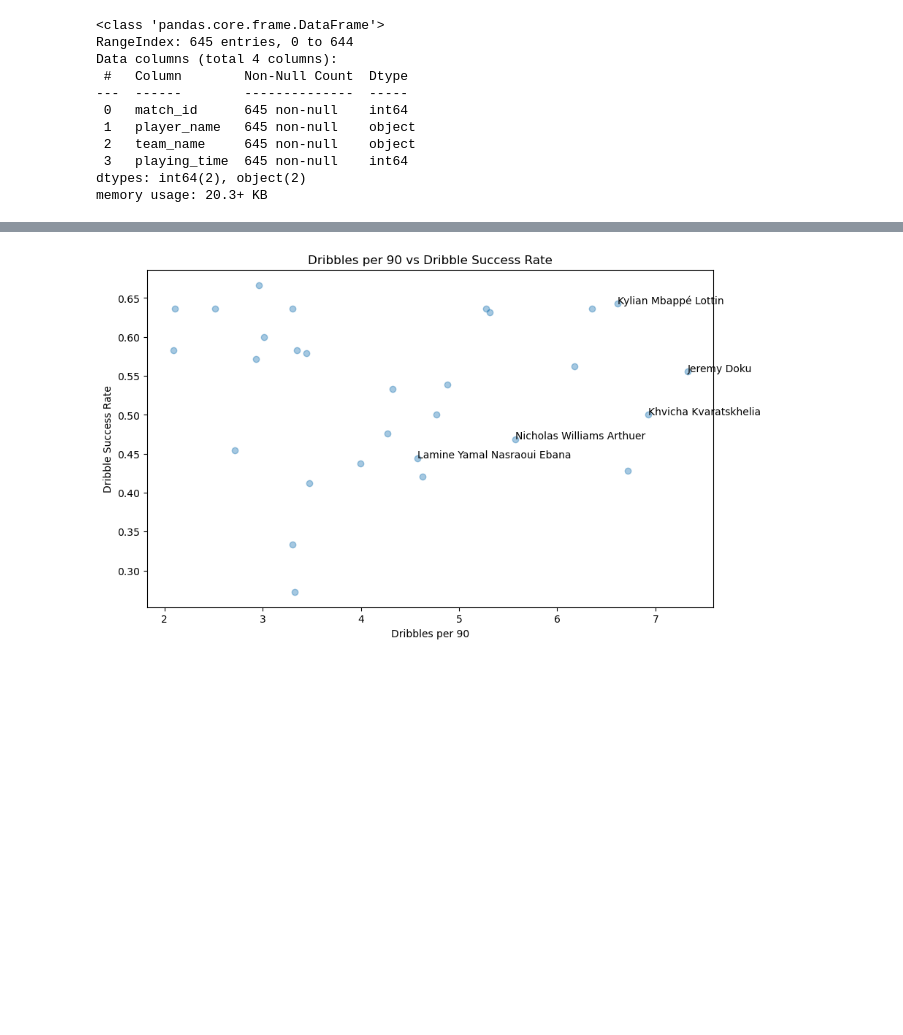
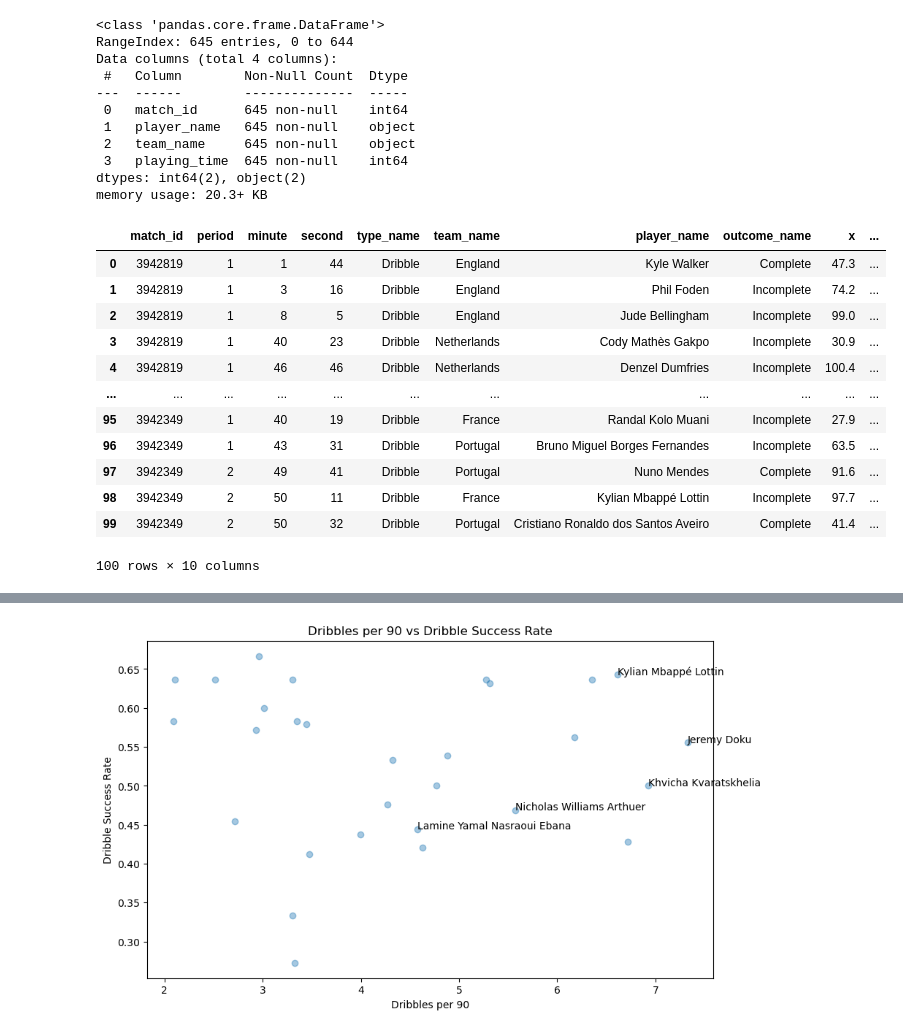
Before and after one commit to MarijnSt/soccermatics-project-1, a Jupyter notebook: per_90.ipynb, the cells around one changed output, grey strips where cells are left out. Saved outputs shown, nothing was run; the diff lists cells and outputs as text; code cells hidden in the pictures; blank space fills up the shorter version.

```diff
--- a/per_90.ipynb
+++ b/per_90.ipynb
@@ -299,4 +299,20 @@ Data columns (total 4 columns):
  3   playing_time  645 non-null    int64
 dtypes: int64(2), object(2)
 memory usage: 20.3+ KB
+# %%
+df_dribbles.head(100)
+# %% [output]
+|  | match_id | period | minute | second | type_name | team_name | player_name | outcome_name | x | ... |
+| 0 | 3942819 | 1 | 1 | 44 | Dribble | England | Kyle Walker | Complete | 47.3 | ... |
+| 1 | 3942819 | 1 | 3 | 16 | Dribble | England | Phil Foden | Incomplete | 74.2 | ... |
+| 2 | 3942819 | 1 | 8 | 5 | Dribble | England | Jude Bellingham | Incomplete | 99.0 | ... |
+| 3 | 3942819 | 1 | 40 | 23 | Dribble | Netherlands | Cody Mathès Gakpo | Incomplete | 30.9 | ... |
+| 4 | 3942819 | 1 | 46 | 46 | Dribble | Netherlands | Denzel Dumfries | Incomplete | 100.4 | ... |
+| ... | ... | ... | ... | ... | ... | ... | ... | ... | ... | ... |
+| 95 | 3942349 | 1 | 40 | 19 | Dribble | France | Randal Kolo Muani | Incomplete | 27.9 | ... |
+| 96 | 3942349 | 1 | 43 | 31 | Dribble | Portugal | Bruno Miguel Borges Fernandes | Incomplete | 63.5 | ... |
+| 97 | 3942349 | 2 | 49 | 41 | Dribble | Portugal | Nuno Mendes | Complete | 91.6 | ... |
+| 98 | 3942349 | 2 | 50 | 11 | Dribble | France | Kylian Mbappé Lottin | Incomplete | 97.7 | ... |
+| 99 | 3942349 | 2 | 50 | 32 | Dribble | Portugal | Cristiano Ronaldo dos Santos Aveiro | Complete | 41.4 | ... |
+100 rows × 10 columns
 # %%
```
Also changed, not shown: parts of 4 cells of this notebook.
